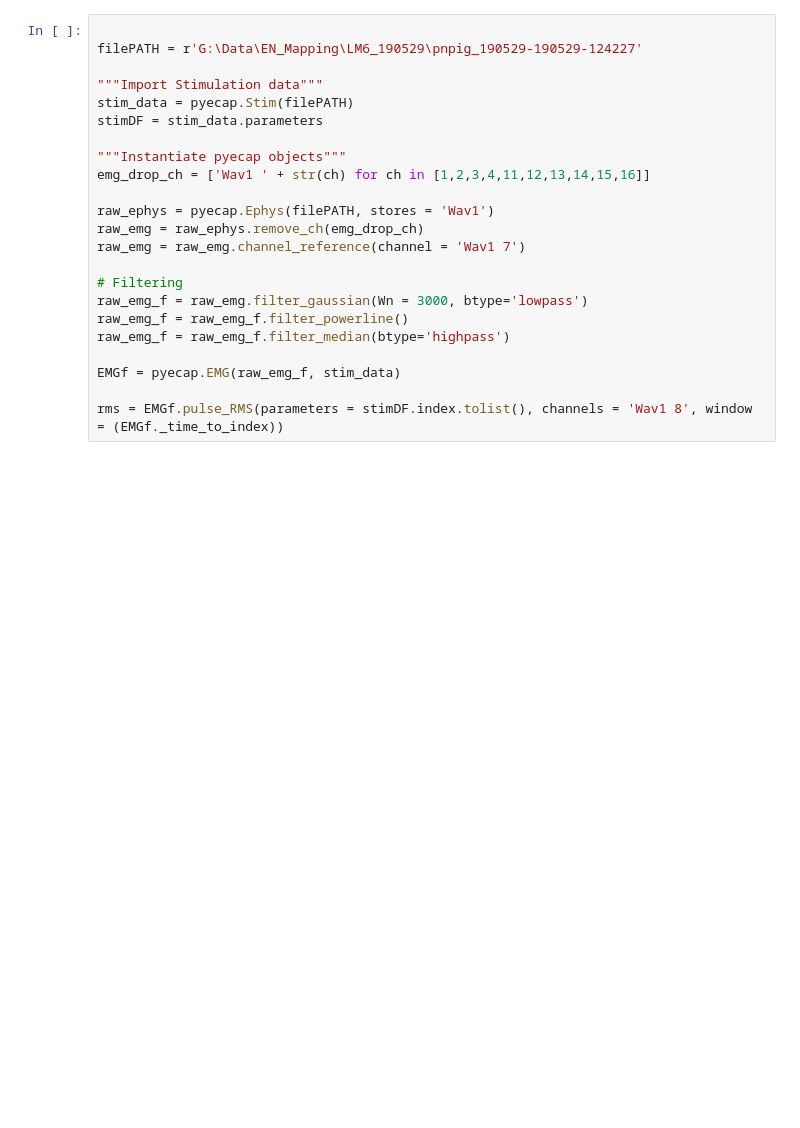
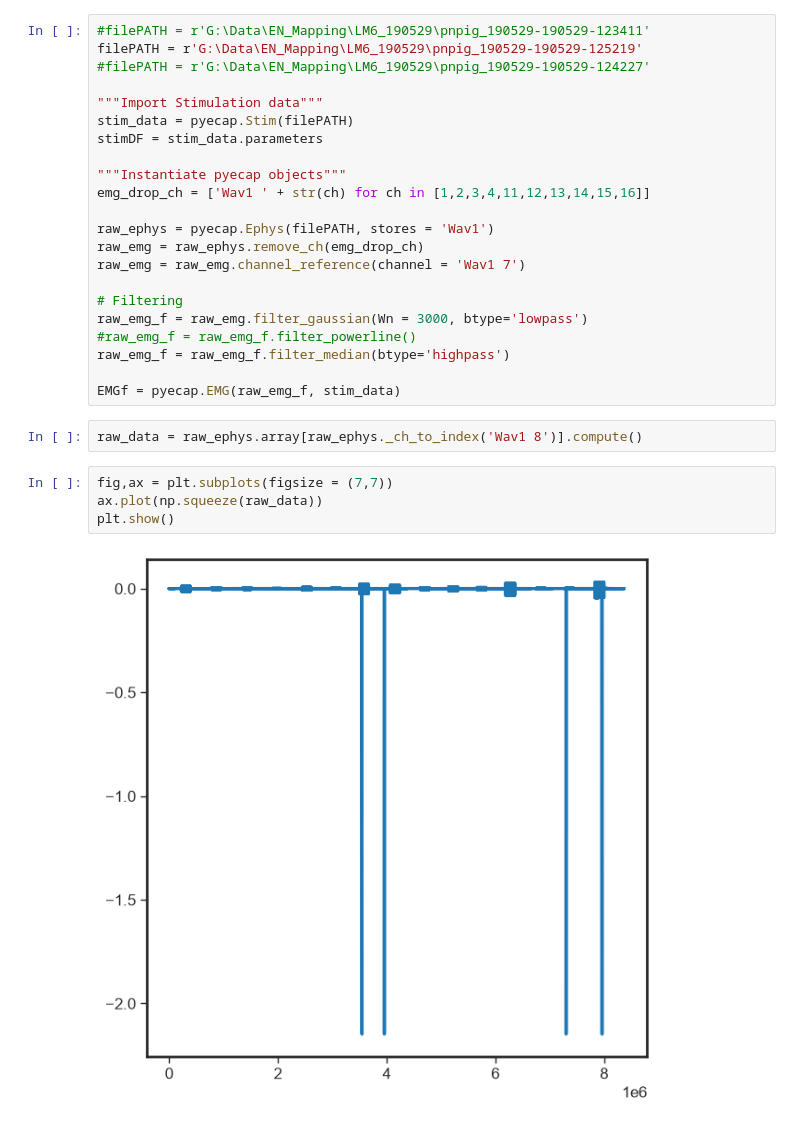
Before and after one commit to ludwig-lab/pyeCAP, a Jupyter notebook: dev/KC_pulseDRC.ipynb, the cells around one changed output. Saved outputs shown, nothing was run; the diff lists cells and outputs as text; blank space fills up the shorter version.

```diff
--- a/dev/KC_pulseDRC.ipynb
+++ b/dev/KC_pulseDRC.ipynb
@@ -50,8 +76,9 @@ def sigmoid_fit(dataDF, y_variable, init_params = [1,1,100,0], bounds = ([0, 0,
 
     return popt,pcov
 # %%
-
-filePATH = r'G:\Data\EN_Mapping\LM6_190529\pnpig_190529-190529-124227'
+#filePATH = r'G:\Data\EN_Mapping\LM6_190529\pnpig_190529-190529-123411'
+filePATH = r'G:\Data\EN_Mapping\LM6_190529\pnpig_190529-190529-125219'
+#filePATH = r'G:\Data\EN_Mapping\LM6_190529\pnpig_190529-190529-124227'
 
 """Import Stimulation data"""
 stim_data = pyecap.Stim(filePATH)
@@ -66,9 +93,15 @@ raw_emg = raw_emg.channel_reference(channel = 'Wav1 7')
 
 # Filtering
 raw_emg_f = raw_emg.filter_gaussian(Wn = 3000, btype='lowpass')
-raw_emg_f = raw_emg_f.filter_powerline()
+#raw_emg_f = raw_emg_f.filter_powerline()
 raw_emg_f = raw_emg_f.filter_median(btype='highpass')
 
 EMGf = pyecap.EMG(raw_emg_f, stim_data)
-
-rms = EMGf.pulse_RMS(parameters = stimDF.index.tolist(), channels = 'Wav1 8', window = (EMGf._time_to_index))
+# %%
+raw_data = raw_ephys.array[raw_ephys._ch_to_index('Wav1 8')].compute()
+# %%
+fig,ax = plt.subplots(figsize = (7,7))
+ax.plot(np.squeeze(raw_data))
+plt.show()
+# %% [output]
+[figure, added]
```
Also changed, not shown: parts of 8 cells of this notebook, 1 other file.
